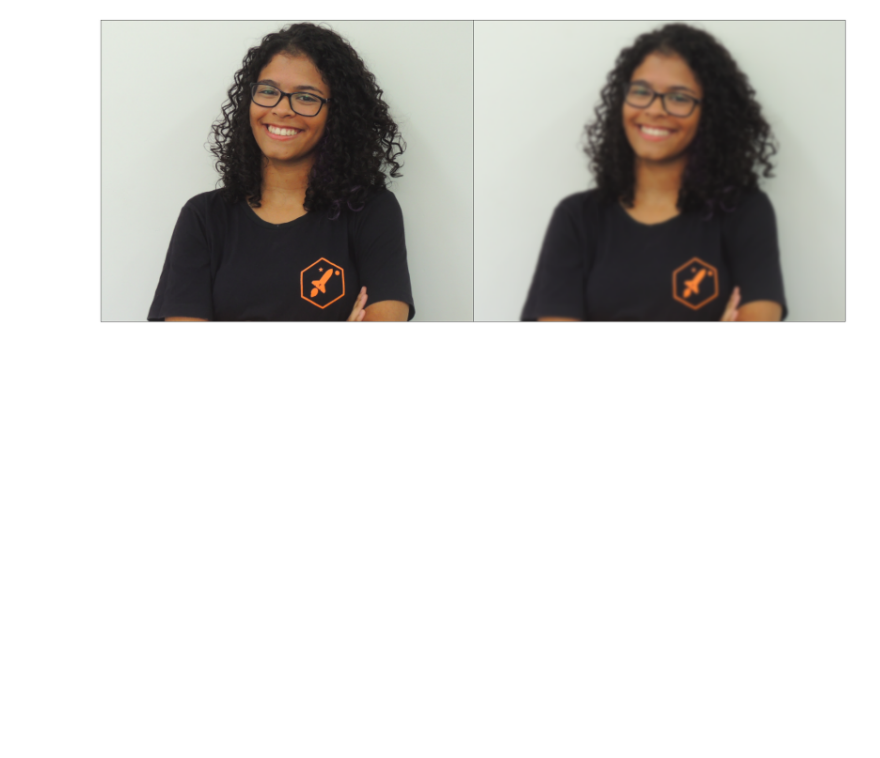
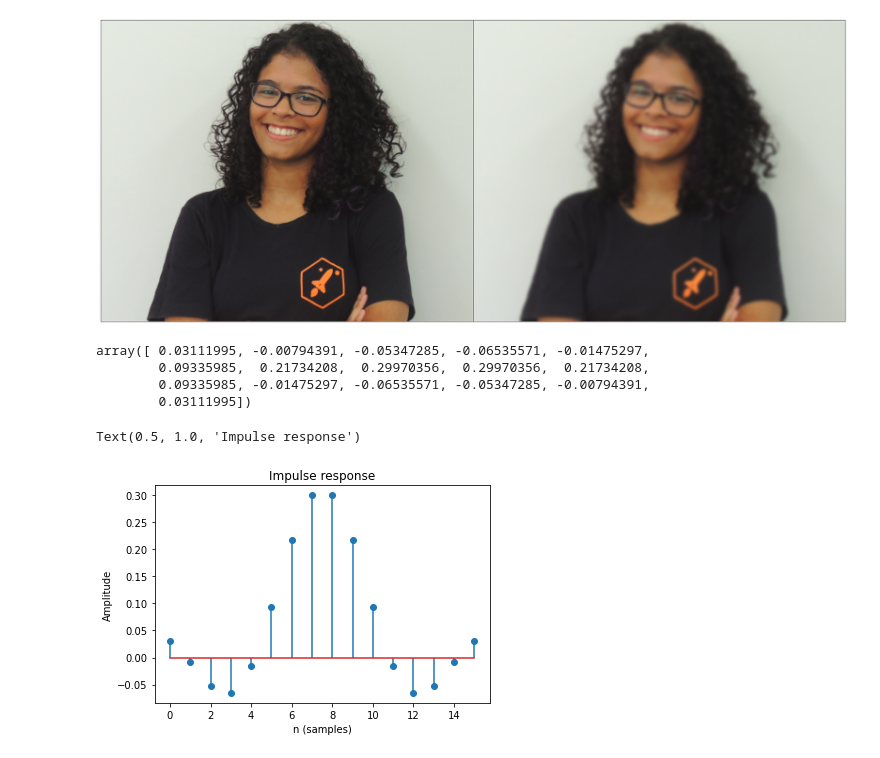
Before and after one commit to larigit/ProjSinaisSistemas, a Jupyter notebook: Jupyter Notebooks/filtro 2d separavel.ipynb, the cells around one changed output. Cells and saved outputs as stored; diff of their text form; code cells hidden in the pictures; blank space fills up the shorter version.

```diff
--- a/Jupyter Notebooks/filtro 2d separavel.ipynb
+++ b/Jupyter Notebooks/filtro 2d separavel.ipynb
@@ -68,0 +92,19 @@ ax[0].imshow(img)
+# %%
+n = 16
+a = signal.firwin(n, cutoff = 0.3, window = "boxcar")
+
+impz(a)
+# %% [output]
+array([ 0.03111995, -0.00794391, -0.05347285, -0.06535571, -0.01475297,
+        0.09335985,  0.21734208,  0.29970356,  0.29970356,  0.21734208,
+        0.09335985, -0.01475297, -0.06535571, -0.05347285, -0.00794391,
+        0.03111995])
+# %%
+x = arange(0,16)
+stem(x, a)
+ylabel('Amplitude')
+xlabel(r'n (samples)')
+title(r'Impulse response')
+# %% [output]
+Text(0.5, 1.0, 'Impulse response')
+[figure, added]
```
Also changed, not shown: parts of 6 cells of this notebook.
